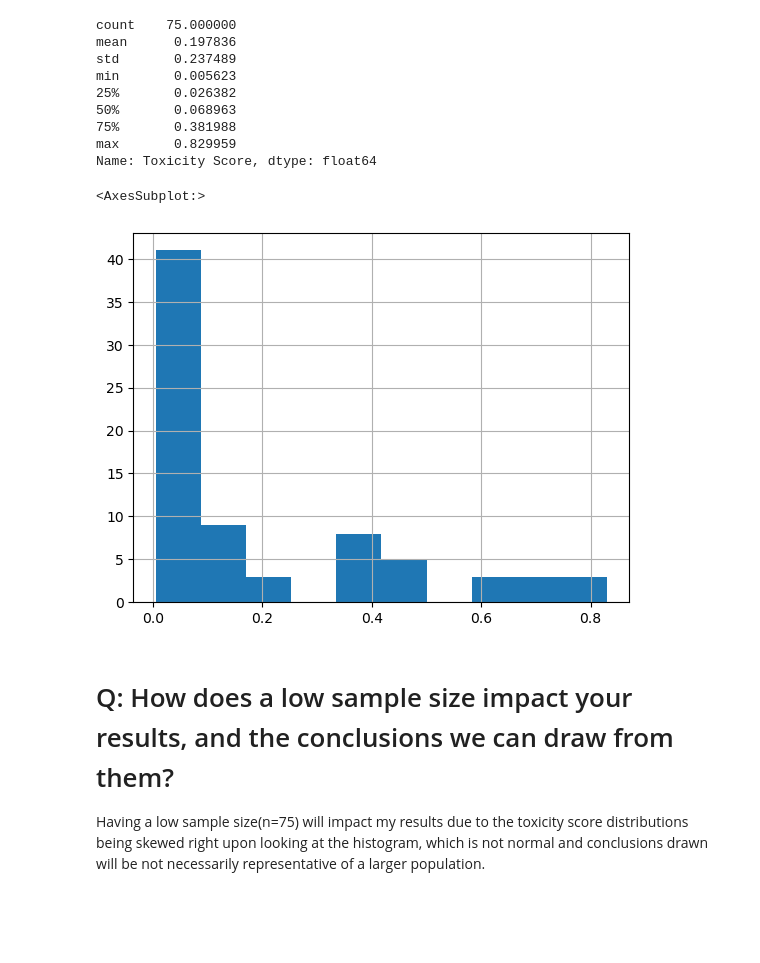
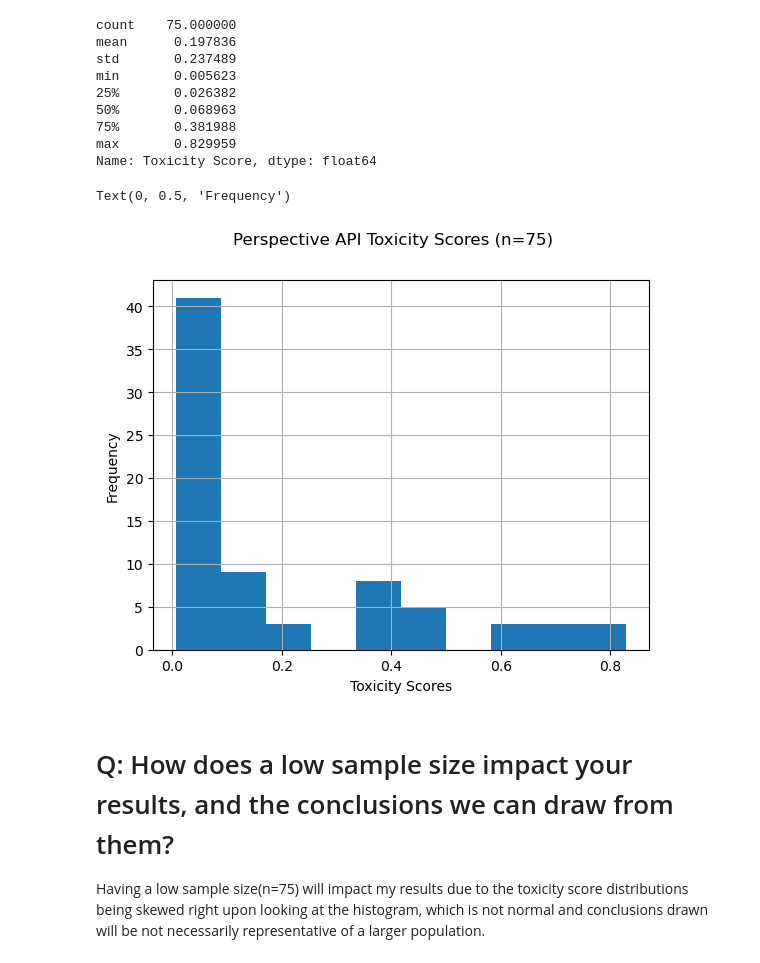
Before and after one commit to ZacharySoo01/I310D_DataBias, a Jupyter notebook: I310D_DataBias.ipynb, the cells around one changed output. Cells and saved outputs as stored; diff of their text form; code cells hidden in the pictures; blank space fills up the shorter version.

Commit message:
Last updated 3/30/2023, added graph labels and titles

```diff
--- a/I310D_DataBias.ipynb
+++ b/I310D_DataBias.ipynb
@@ -140,10 +140,14 @@ min       0.005623
 max       0.829959
 Name: Toxicity Score, dtype: float64
 # %%
+import pylab as pl
 score.hist()
+pl.suptitle("Perspective API Toxicity Scores (n=75)")
+pl.xlabel("Toxicity Scores")
+pl.ylabel("Frequency")
 # %% [output]
-<AxesSubplot:>
+Text(0, 0.5, 'Frequency')
-[figure, old version]
+[figure, new version]
 # %% [markdown]
 # Q: How does a low sample size impact your results, and the conclusions we can draw from them?
 
```
Also changed, not shown: parts of 1 cell of this notebook.
